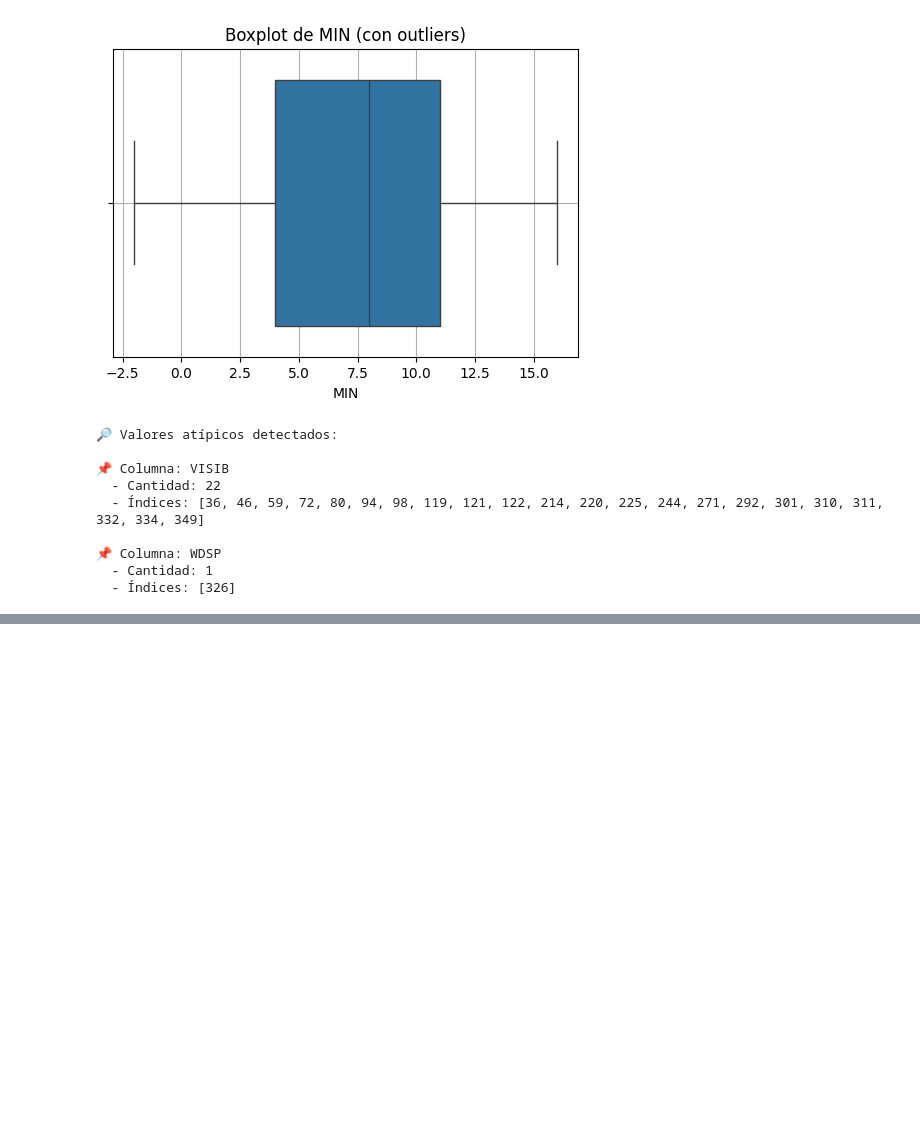
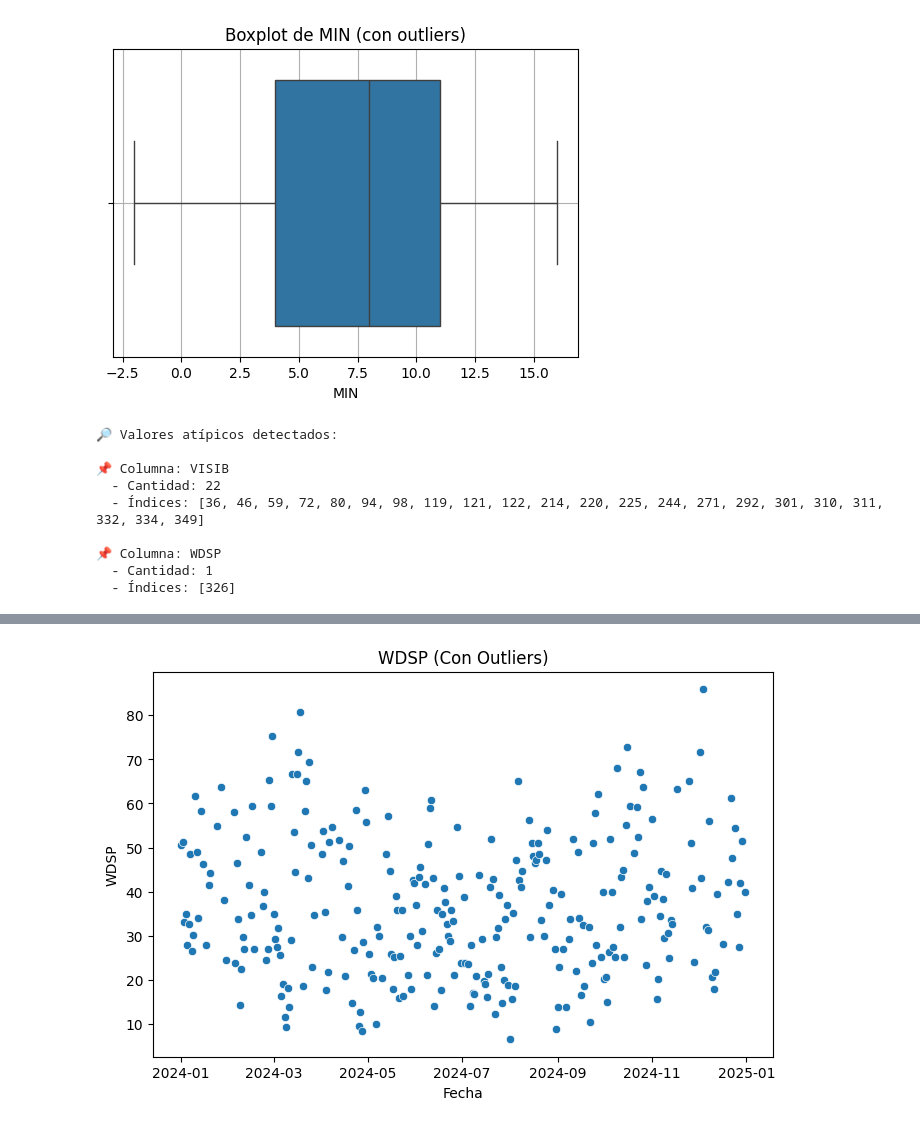
Before and after one commit to SaitoM17/analisis_del_clima_mundial_NOAA, a Jupyter notebook: notebooks/2_limpieza_datos.ipynb, the cells around one changed output, grey strips where cells are left out. Cells and saved outputs as stored; diff of their text form; code cells hidden in the pictures; blank space fills up the shorter version.

```diff
--- a/notebooks/2_limpieza_datos.ipynb
+++ b/notebooks/2_limpieza_datos.ipynb
@@ -404,0 +434,9 @@ UFuncTypeError: ufunc 'multiply' cannot use operands with types dtype('O') and d
+# %%
+plt.figure(figsize=(8,5))
+sns.scatterplot(x='DATE', y='WDSP', data=df_troll_2024_sin_outliers)
+plt.title('WDSP (Con Outliers)')
+plt.xlabel('Fecha')
+plt.ylabel('WDSP')
+plt.show()
+# %% [output]
+[figure, added]
```
Also changed, not shown: parts of 14 cells of this notebook, 2 other files.
